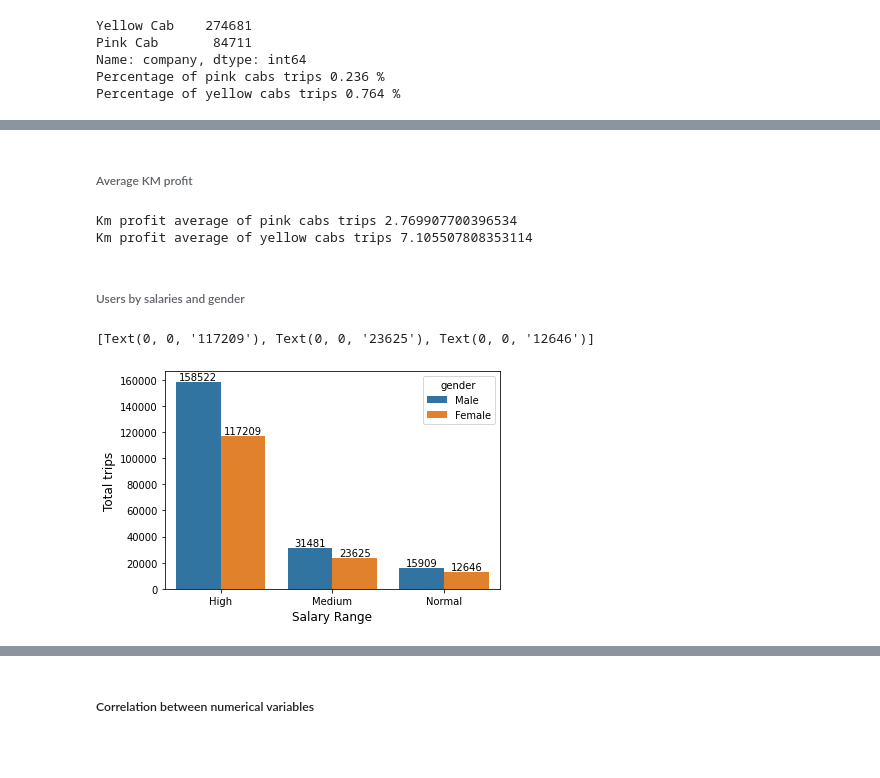
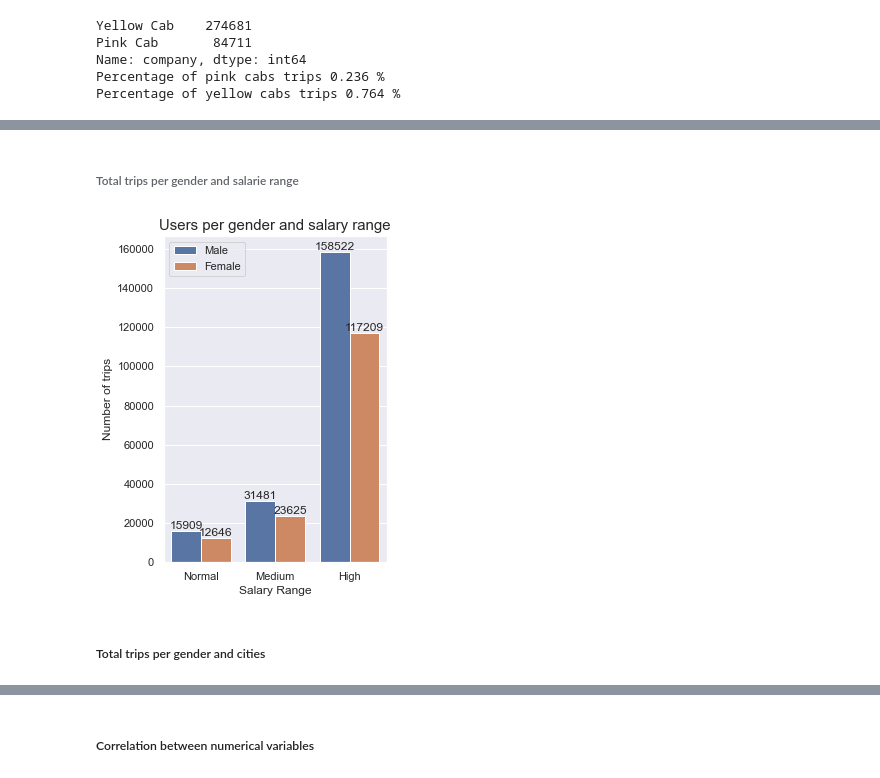
Before and after one commit to aj-linan/cab_company_invest, a Jupyter notebook: Cab_EDA.ipynb, the cells around one changed output, grey strips where cells are left out. Cells and saved outputs as stored; diff of their text form; code cells hidden in the pictures; blank space fills up the shorter version.

```diff
--- a/Cab_EDA.ipynb
+++ b/Cab_EDA.ipynb
@@ -295,6 +294,10 @@ df_master.describe()
 # %%
-ax = sns.countplot(x="company",palette=['pink', 'yellow'], data=df_master)
+ax = sns.countplot(x="company",palette=['pink', 'yellow'], hue = "company", dodge=False, data=df_master)
 ax.set_xlabel("Company", fontsize = 12)
-ax.set_ylabel("Total trips", fontsize = 12)
+ax.set_ylabel("Number of trips", fontsize = 12)
 ax.bar_label(ax.containers[0])
+ax.bar_label(ax.containers[1])
+ax.set_title('Total trips per Company', fontsize=15)
+plt.legend(bbox_to_anchor=(1.05, 1), loc=2)
+sns.set(rc={'figure.figsize':(2,8)})
 # %% [output]
@@ -315,0 +320,11 @@ Percentage of yellow cabs trips 0.764 %
+# %%
+df_master["year"] = pd. DatetimeIndex(df_master['date_of_travel']).year
+df_master["year"].apply(lambda x: str(x))
+ax = sns.countplot(x="year", palette=['pink', 'yellow'], hue = "company", data=df_master)
+ax.set_xlabel("Year", fontsize = 12)
+ax.set_ylabel("Number of trips", fontsize = 12)
+ax.bar_label(ax.containers[0])
+ax.bar_label(ax.containers[1])
+ax.set_title('Total trips per Company and Year', fontsize=15)
+plt.legend(bbox_to_anchor=(1.05, 1), loc=2)
+sns.set(rc={'figure.figsize':(6,8)})
@@ -315,0 +335,10 @@ Percentage of yellow cabs trips 0.764 %
+# %%
+ax = sns.countplot(x="city", palette=['pink', 'yellow'], hue = "company", data=df_master)
+ax.set_xlabel("Cities", fontsize = 12)
+ax.set_ylabel("Number of trips", fontsize = 12)
+# ax.bar_label(ax.containers[0])
+# ax.bar_label(ax.containers[1])
+ax.set_title('Total trips per Company and City', fontsize=15)
+ax.set_xticklabels(ax.get_xticklabels(),rotation = 90)
+sns.set(rc={'figure.figsize':(12,8)})
+plt.legend(loc=1)
@@ -327,7 +373,10 @@ def agecategories(age):
 df_master["age_range"] = df_master["age"].apply(agecategories)
 ax = sns.countplot(x="age_range",hue ="gender", data=df_master)
 ax.set_xlabel("Age Range", fontsize = 12)
-ax.set_ylabel("Total trips", fontsize = 12)
+ax.set_ylabel("Number of trips", fontsize = 12)
 ax.bar_label(ax.containers[0] )
 ax.bar_label(ax.containers[1] )
+ax.set_title('Total trips per gender and age range', fontsize=15)
+plt.legend()
+sns.set(rc={'figure.figsize':(4,6)})
 # %% [output]
@@ -336,32 +384,24 @@ ax.bar_label(ax.containers[1] )
-# %% [markdown]
-###### Average KM profit
-# %%
-df_pink = df_master[df_master["company"] == "Pink Cab"]
-df_yellow = df_master[df_master["company"] != "Pink Cab"]
-pink_km_profit = df_pink["profit_km"].mean()
-yellow_km_profit = df_yellow["profit_km"].mean()
-print('Km profit average of pink cabs trips', pink_km_profit)
-print('Km profit average of yellow cabs trips', yellow_km_profit)
-# %% [output]
-Km profit average of pink cabs trips 2.769907700396534
-Km profit average of yellow cabs trips 7.105507808353114
 # %% [markdown]
-###### Users by salaries and gender
+###### Total trips per gender and salarie range
 # %%
 def incomecategories(salary):
     if salary <4000:
         return "Normal"
     elif salary <=8000:
         return "Medium"
     else:
         return "High"
 
 df_master["salary_range"] = df_master["income_(usd/month)"].apply(incomecategories)
-ax = sns.countplot(x="salary_range",hue ="gender", data=df_master)
+ax = sns.countplot(x="salary_range",hue ="gender", order =["Normal","Medium","High"] , data=df_master)
 ax.set_xlabel("Salary Range", fontsize = 12)
-ax.set_ylabel("Total trips", fontsize = 12)
+ax.set_ylabel("Number of trips", fontsize = 12)
 ax.bar_label(ax.containers[0] )
 ax.bar_label(ax.containers[1] )
+ax.set_title('Users per gender and salary range', fontsize=15)
+plt.legend()
+sns.set(rc={'figure.figsize':(4,8)})
 # %% [output]
-[Text(0, 0, '117209'), Text(0, 0, '23625'), Text(0, 0, '12646')]
-[figure, old version]
+[figure, new version]
+# %% [markdown]
+#####  Total trips per gender and cities
```
Also changed, not shown: parts of 33 cells of this notebook.
